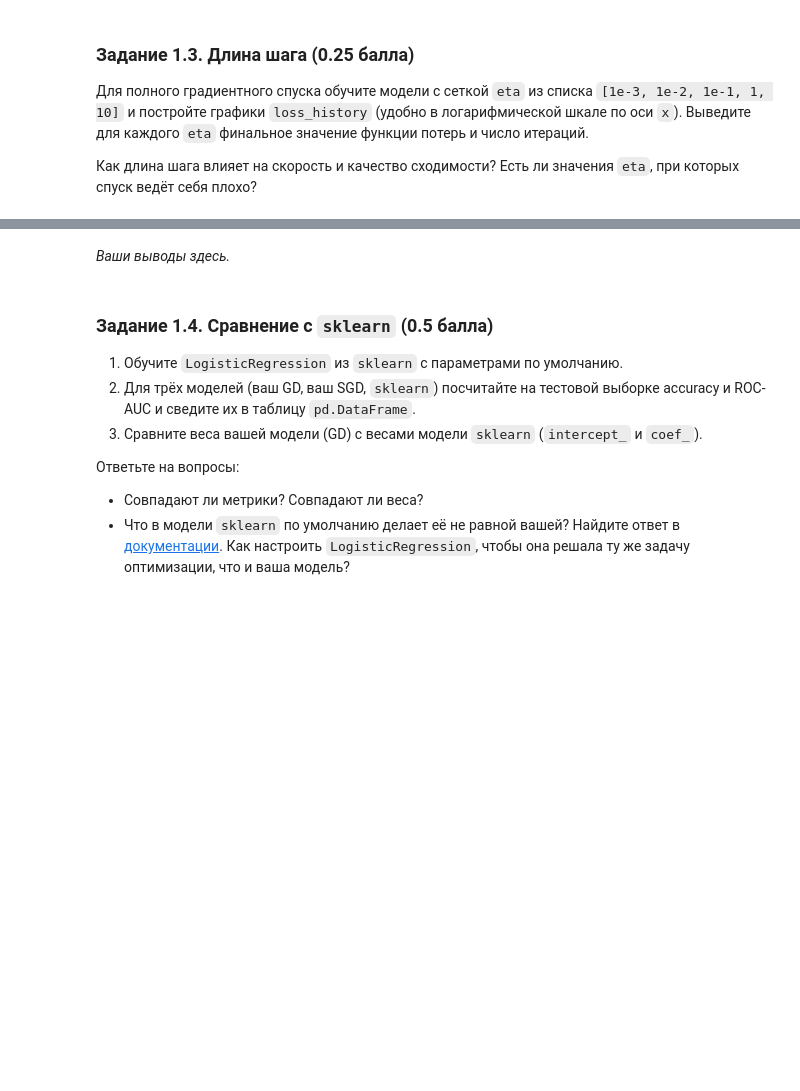
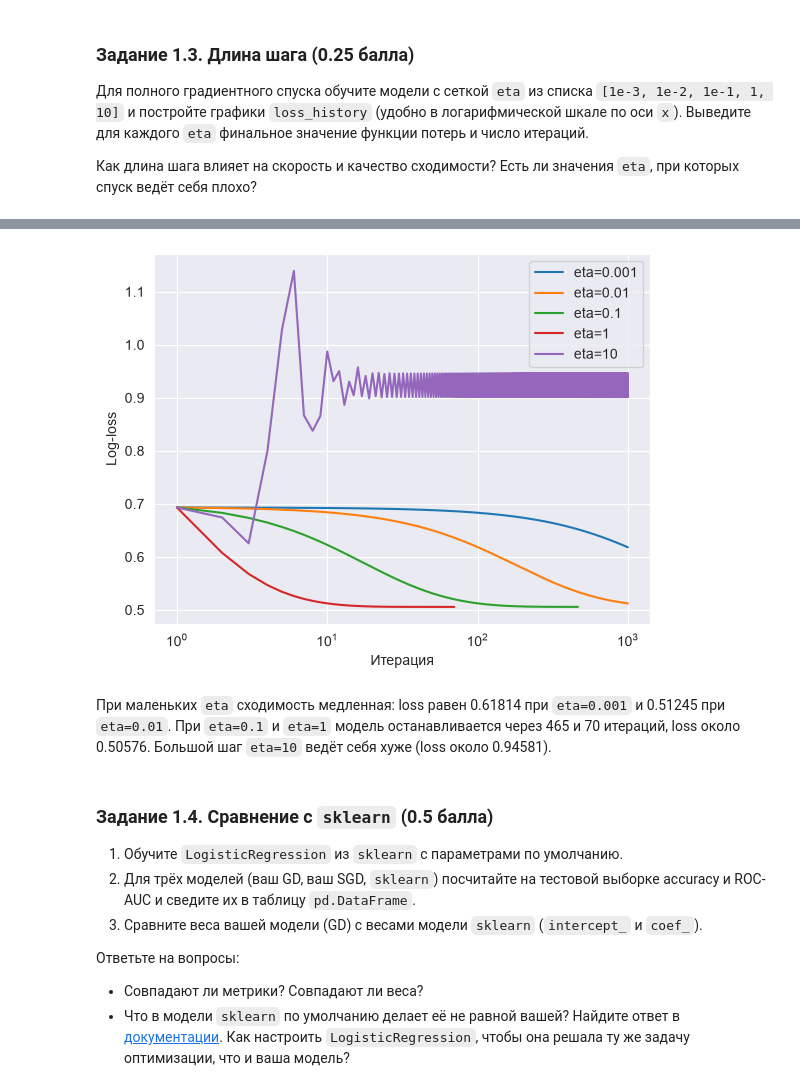
Before and after one commit to Rejep06/ml_hse_2026, a Jupyter notebook: homework/hw_3/HW3_MMDA.ipynb, the cells around one changed output, grey strips where cells are left out. Saved outputs shown, nothing was run; the diff lists cells and outputs as text; code cells hidden in the pictures; blank space fills up the shorter version.

```diff
--- a/homework/hw_3/HW3_MMDA.ipynb
+++ b/homework/hw_3/HW3_MMDA.ipynb
@@ -218,4 +265,13 @@ X_test = sc.transform(X_test)
 
 Как длина шага влияет на скорость и качество сходимости? Есть ли значения `eta`, при которых спуск ведёт себя плохо?
 # %%
-# ваше решение здесь
+for eta in [1e-3, 1e-2, 1e-1, 1, 10]:
+    model = LogReg(eta=eta).fit(X_train, y_train)
+    print(f'eta={eta:g}: {len(model.loss_history)} итераций, loss={model.loss_history[-1]:.5f}')
+    plt.plot(range(1, len(model.loss_history) + 1), model.loss_history, label=f'eta={eta:g}')
+plt.xscale('log')
+plt.xlabel('Итерация')
+plt.ylabel('Log-loss')
+plt.legend()
+plt.show()
+# %% [output]
@@ -222,5 +283,9 @@ X_test = sc.transform(X_test)
+[figure, added]
 # %% [markdown]
-*Ваши выводы здесь.*
+При маленьких `eta` сходимость медленная: loss равен 0.61814 при
+`eta=0.001` и 0.51245 при `eta=0.01`. При `eta=0.1` и `eta=1` модель
+останавливается через 465 и 70 итераций, loss около 0.50576.
+Большой шаг `eta=10` ведёт себя хуже (loss около 0.94581).
 # %% [markdown]
 ### Задание 1.4. Сравнение с `sklearn` (0.5 балла)
 
```
Also changed, not shown: parts of 29 cells of this notebook, 7 other files.
